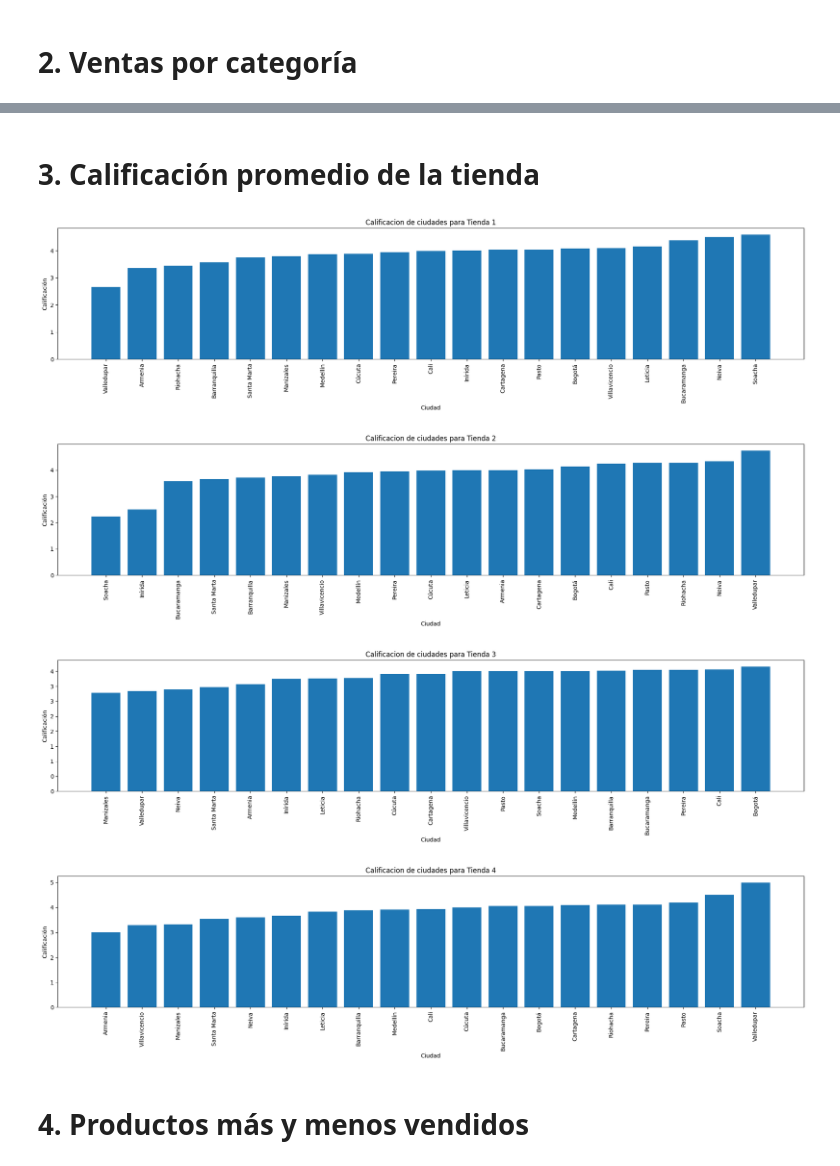
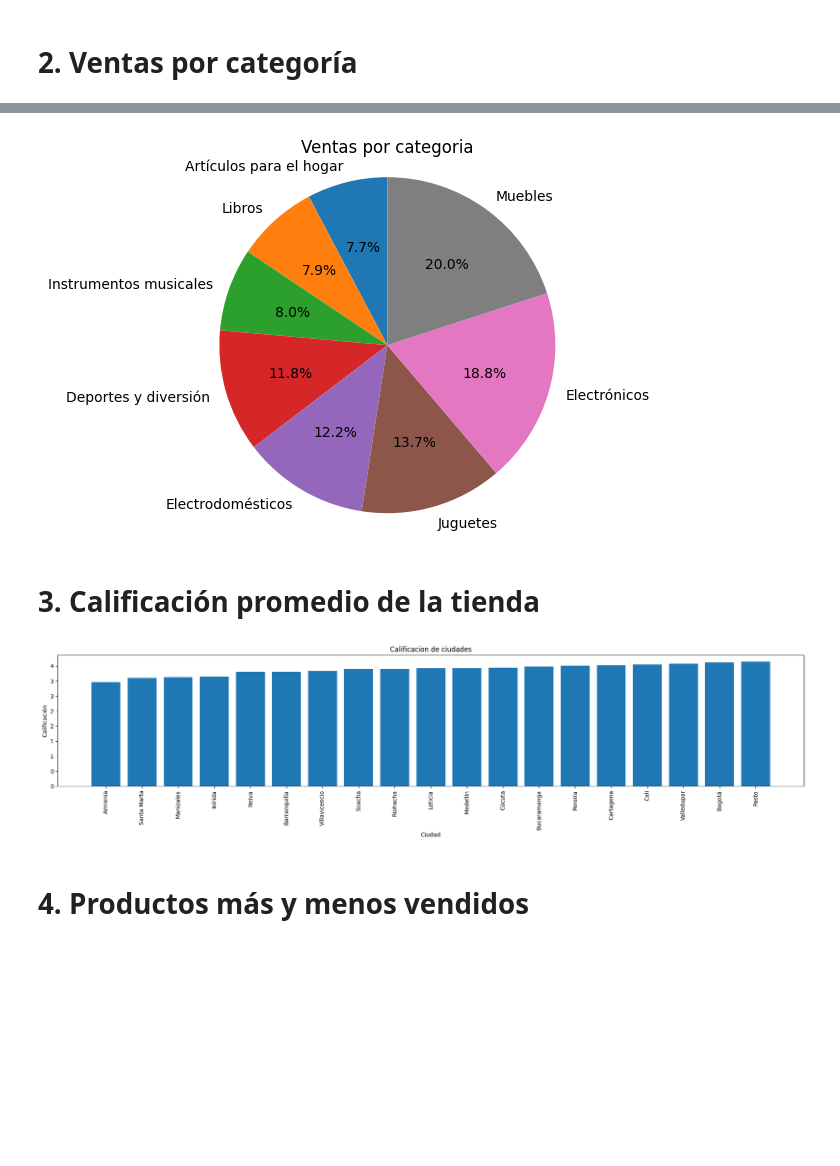
Before and after one commit to Deus-sueD/Callenge-Data-Science, a Jupyter notebook: AluraStoreLatam.ipynb, the cells around one changed output, grey strips where cells are left out. Drawn from its saved outputs; the diff is of its cells as text; code cells hidden in the pictures; blank space fills up the shorter version.

```diff
--- a/AluraStoreLatam.ipynb
+++ b/AluraStoreLatam.ipynb
@@ -118,7 +118,13 @@ def graficardemayoraminor(ventasxtienda,Titulodelgrafico,labelx,labely):
   plt.show()
   return
 
-graficardemayoraminor(Tiendaspordf(tienda),'Ventas por zona de "Tienda 1"','Tiendas','Ventas')
-graficardemayoraminor(Tiendaspordf(tienda2),'Ventas por zona de "Tienda 2"','Tiendas','Ventas')
-graficardemayoraminor(Tiendaspordf(tienda3),'Ventas por zona de "Tienda 3"','Tiendas','Ventas')
-graficardemayoraminor(Tiendaspordf(tienda4),'Ventas por zona de "Tienda 4"','Tiendas','Ventas')
+def Graficadepastel(tienda,Titulodelgrafico):
+  import matplotlib.pyplot as plt
+
+  Nombres = [nombre for nombre, _ in tienda]
+  Ventas = [ventas for _, ventas in tienda]
+
+  plt.pie(Ventas, labels=Nombres, autopct='%1.1f%%', startangle=90)
+  plt.axis('equal')
+  plt.title(Titulodelgrafico)
+  plt.show()
@@ -152,3 +174,8 @@ graficardemayoraminor(Ventasporcategoriaxtienda(tienda4), 'Ventas por categoria
+# %%
+#graficardemayoraminor(Ventasporcategoriaxtienda(tiendasgral), 'Ventas por categoria', 'Categoria','Ventas')
+Graficadepastel(Ventasporcategoriaxtienda(tiendasgral),'Ventas por categoria')
+# %% [output]
+[figure, added]
 # %% [markdown]
 # 3. Calificación promedio de la tienda
 # %%
@@ -162,16 +189,10 @@ def CalificacionPorTienda(tienda):
   Califtotales = zip(tienda, [x/y for x,y in zip(sumadecalifiaciones,Contador)])
   #Retornamos de menor a mayor las ventas
   return sorted(Califtotales, key=lambda x: x[1])
-# %%
-graficardemayoraminor(CalificacionPorTienda(tienda), 'Calificacion de ciudades para Tienda 1', 'Ciudad','Calificación')
-graficardemayoraminor(CalificacionPorTienda(tienda2), 'Calificacion de ciudades para Tienda 2', 'Ciudad','Calificación')
-graficardemayoraminor(CalificacionPorTienda(tienda3), 'Calificacion de ciudades para Tienda 3', 'Ciudad','Calificación')
-graficardemayoraminor(CalificacionPorTienda(tienda4), 'Calificacion de ciudades para Tienda 4', 'Ciudad','Calificación')
-# %% [output]
-[figure, removed]
-[figure, removed]
-[figure, removed]
-[figure, removed]
+# %%
+graficardemayoraminor(CalificacionPorTienda(tiendasgral), 'Calificacion de ciudades', 'Ciudad','Calificación')
+# %% [output]
+[figure, added]
 # %% [markdown]
 # 4. Productos más y menos vendidos
 # %%
```
Also changed, not shown: parts of 16 cells of this notebook.
